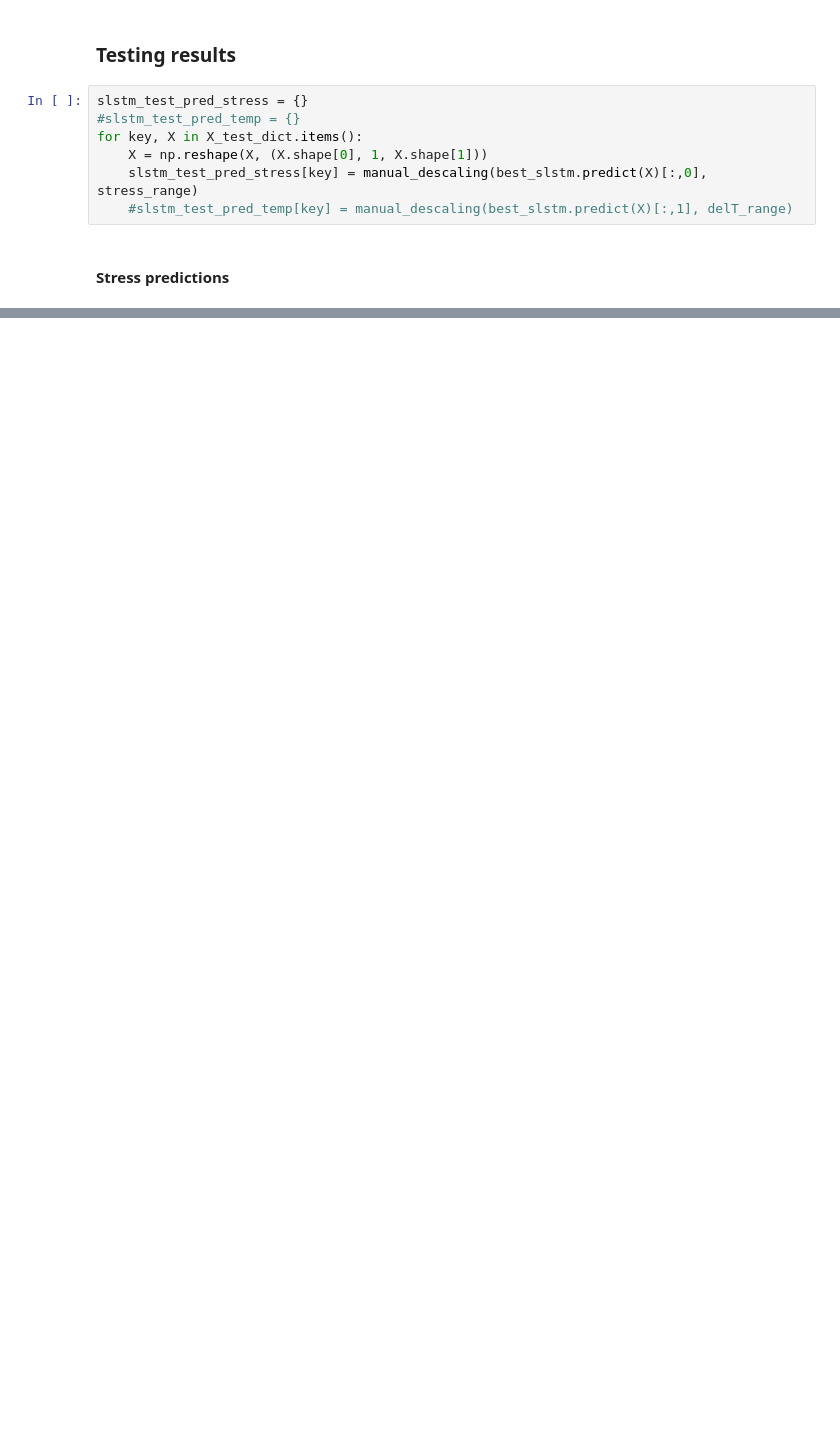
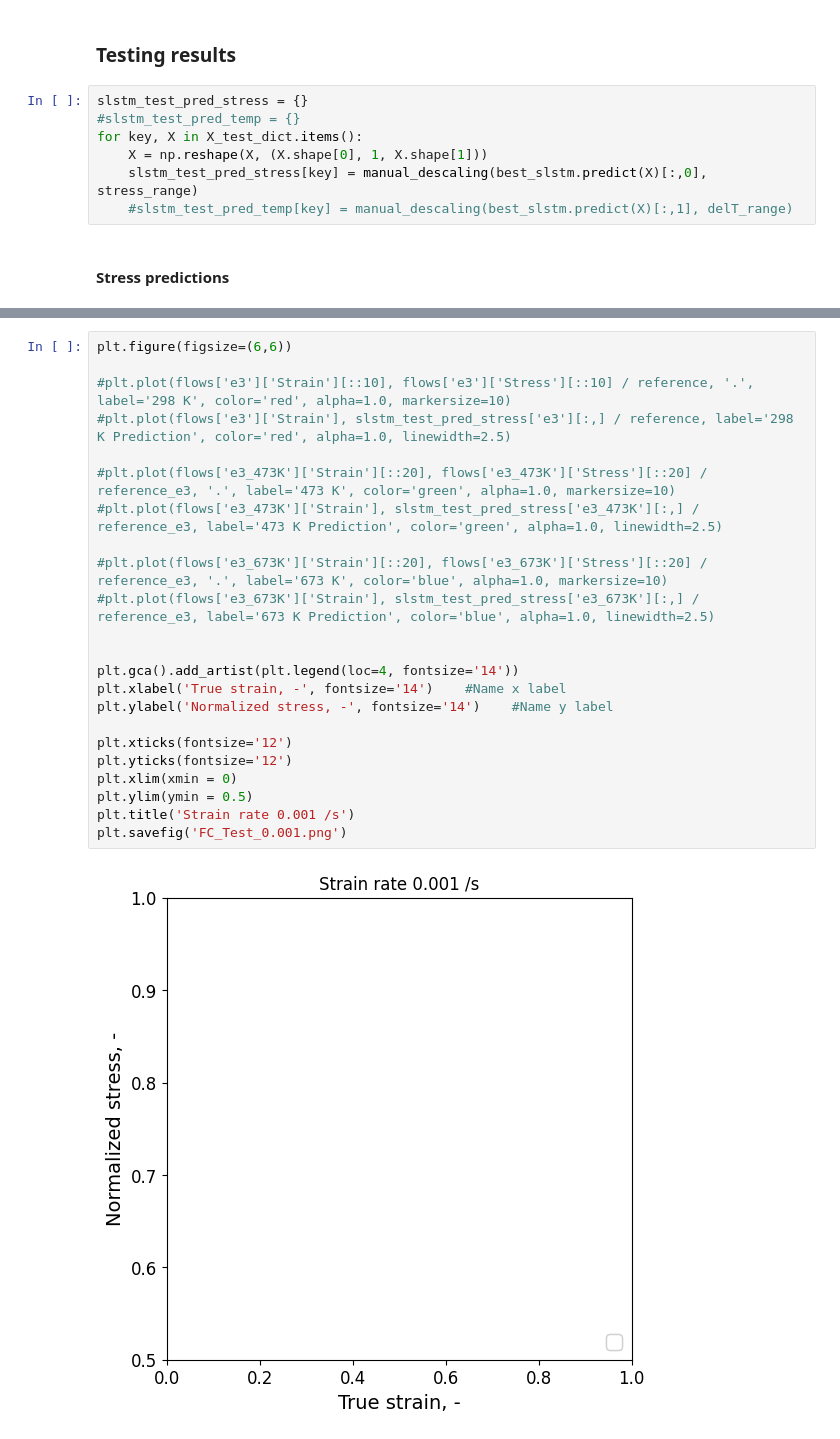
Before and after one commit to meiannnnn/coe-final-project, a Jupyter notebook: machine learning/lstm_final_18.ipynb, the cells around one changed output, grey strips where cells are left out. Saved outputs shown, nothing was run; the diff lists cells and outputs as text; blank space fills up the shorter version.

```diff
--- a/machine learning/lstm_final_18.ipynb
+++ b/machine learning/lstm_final_18.ipynb
@@ -681,0 +684,25 @@ plt.savefig('FC_Test_0.0001.png')
+# %%
+plt.figure(figsize=(6,6))
+
+#plt.plot(flows['e3']['Strain'][::10], flows['e3']['Stress'][::10] / reference, '.', label='298 K', color='red', alpha=1.0, markersize=10)
+#plt.plot(flows['e3']['Strain'], slstm_test_pred_stress['e3'][:,] / reference, label='298 K Prediction', color='red', alpha=1.0, linewidth=2.5)
+
+#plt.plot(flows['e3_473K']['Strain'][::20], flows['e3_473K']['Stress'][::20] / reference_e3, '.', label='473 K', color='green', alpha=1.0, markersize=10)
+#plt.plot(flows['e3_473K']['Strain'], slstm_test_pred_stress['e3_473K'][:,] / reference_e3, label='473 K Prediction', color='green', alpha=1.0, linewidth=2.5)
+
+#plt.plot(flows['e3_673K']['Strain'][::20], flows['e3_673K']['Stress'][::20] / reference_e3, '.', label='673 K', color='blue', alpha=1.0, markersize=10)
+#plt.plot(flows['e3_673K']['Strain'], slstm_test_pred_stress['e3_673K'][:,] / reference_e3, label='673 K Prediction', color='blue', alpha=1.0, linewidth=2.5)
+
+
+plt.gca().add_artist(plt.legend(loc=4, fontsize='14'))
+plt.xlabel('True strain, -', fontsize='14')    #Name x label
+plt.ylabel('Normalized stress, -', fontsize='14')    #Name y label
+
+plt.xticks(fontsize='12')
+plt.yticks(fontsize='12')
+plt.xlim(xmin = 0)
+plt.ylim(ymin = 0.5)
+plt.title('Strain rate 0.001 /s')
+plt.savefig('FC_Test_0.001.png')
+# %% [output]
+[figure, added]
```
Also changed, not shown: parts of 11 cells of this notebook.
